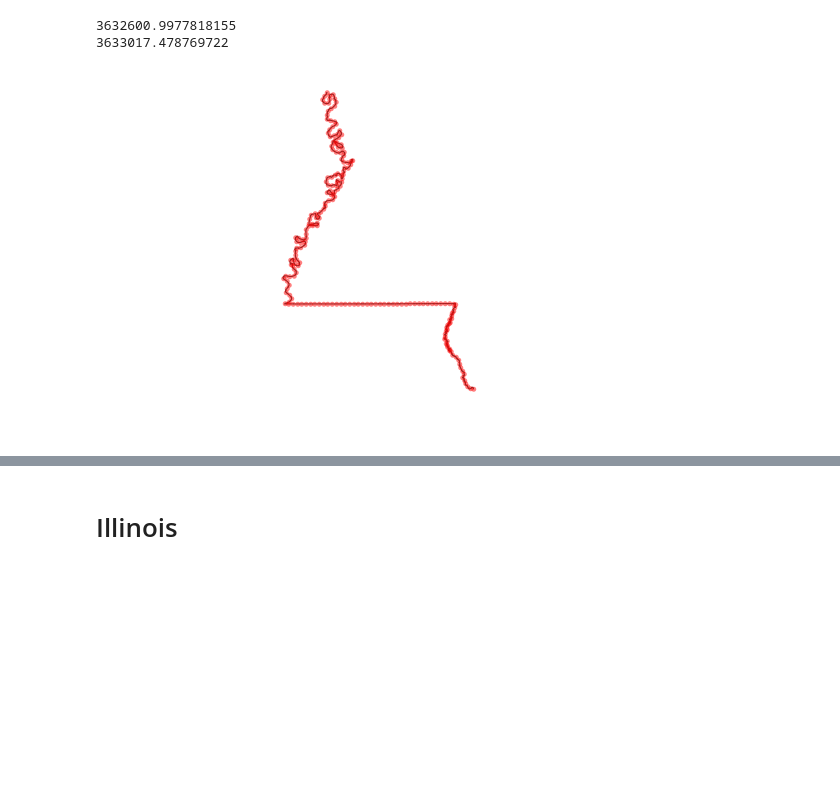
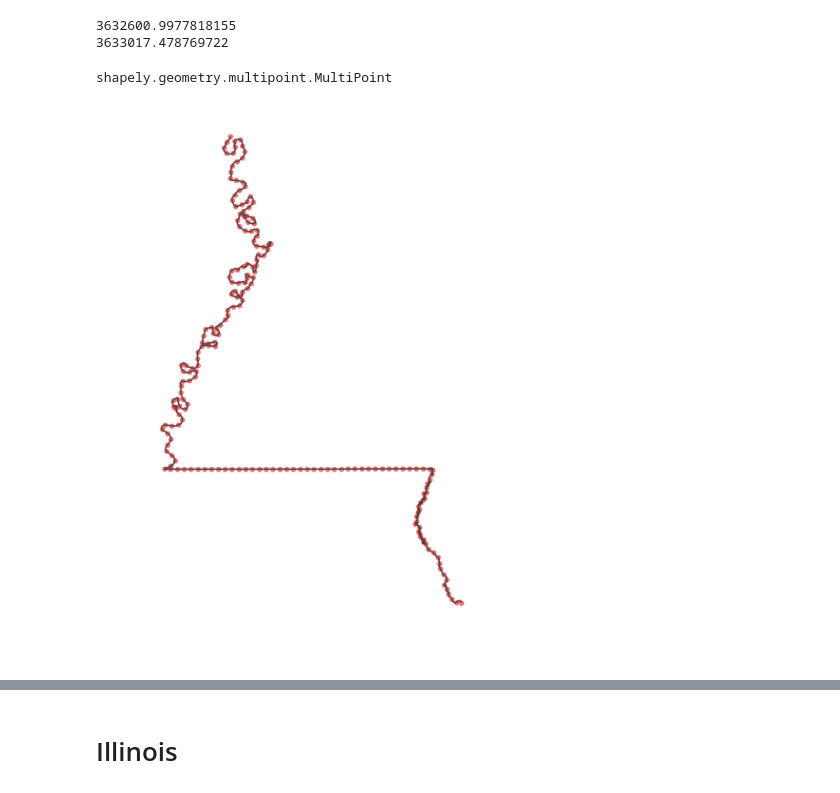
Before and after one commit to gwb/rdd-coverage, a Jupyter notebook: Maxime/notebooks/Mississippi.ipynb, the cells around one changed output, grey strips where cells are left out. Saved outputs shown, nothing was run; the diff lists cells and outputs as text; code cells hidden in the pictures; blank space fills up the shorter version.

```diff
--- a/Maxime/notebooks/Mississippi.ipynb
+++ b/Maxime/notebooks/Mississippi.ipynb
@@ -23,6 +23,6 @@ cb_2015_us_state = gpd.read_file(root_dir+"national_data/cb_2015_us_state_500k/c
 # %% [markdown]
 # Mississippi
 # %%
-mississippi = cb_2015_us_state.ix[cb_2015_us_state.NAME == "Mississippi"].iloc[0]
+mississippi = cb_2015_us_state.loc[cb_2015_us_state.NAME == "Mississippi"].iloc[0]
 mississippi.geometry
 # %% [output]
@@ -37,5 +30,5 @@ http://pandas.pydata.org/pandas-docs/stable/indexing.html#deprecate_ix
 # %%
-louisiana = cb_2015_us_state.ix[cb_2015_us_state.NAME == "Louisiana"].iloc[0]
+louisiana = cb_2015_us_state.loc[cb_2015_us_state.NAME == "Louisiana"].iloc[0]
 louisiana.geometry
 # %% [output]
 <shapely.geometry.multipolygon.MultiPolygon at 0x...>
@@ -70,3 +76,7 @@ print(max([s.y for s in sentinels[124:163]]))
 # %% [output]
 3632600.9977818155
 3633017.478769722
+# %%
+type(sentinels)
+# %% [output]
+shapely.geometry.multipoint.MultiPoint
@@ -73,11 +85,12 @@ print(max([s.y for s in sentinels[124:163]]))
 # %%
-gpd.plotting.plot_multilinestring(plt.gca(), border, color="#444444")
-gpd.plotting.plot_series(sentinels, color="red", ax=plt.gca(), alpha=0.5, markersize=5, markeredgecolor="none")
+plt.gcf().set_size_inches(6.0, 10.0)
+gpd.plotting.plot_linestring_collection(plt.gca(), [merged_border], color="#444444")
+gpd.plotting.plot_point_collection(plt.gca(), sentinels, color="red", alpha=0.5, markersize=20)#, markeredgecolor="none")
 plt.axis("off")
 plt.axes().set_aspect('equal', 'datalim')
-plt.savefig(root_dir+"figures/mississippi_sentinels.pdf", bbox_inches="tight")
+plt.savefig(root_dir+"figures/mississippi_sentinels.pdf", bbox_inches="tight", transparent=True)
 # %% [output]
-[figure, old version]
+[figure, new version]
 # %%
 cbbPalette = ("#E69F00", "#56B4E9", "#009E73", "#F0E442", "#0072B2", "#D55E00", "#CC79A7")
 plt.gcf().set_size_inches(6.0, 10.0)
```
Also changed, not shown: parts of 8 cells of this notebook, 13 other files.
